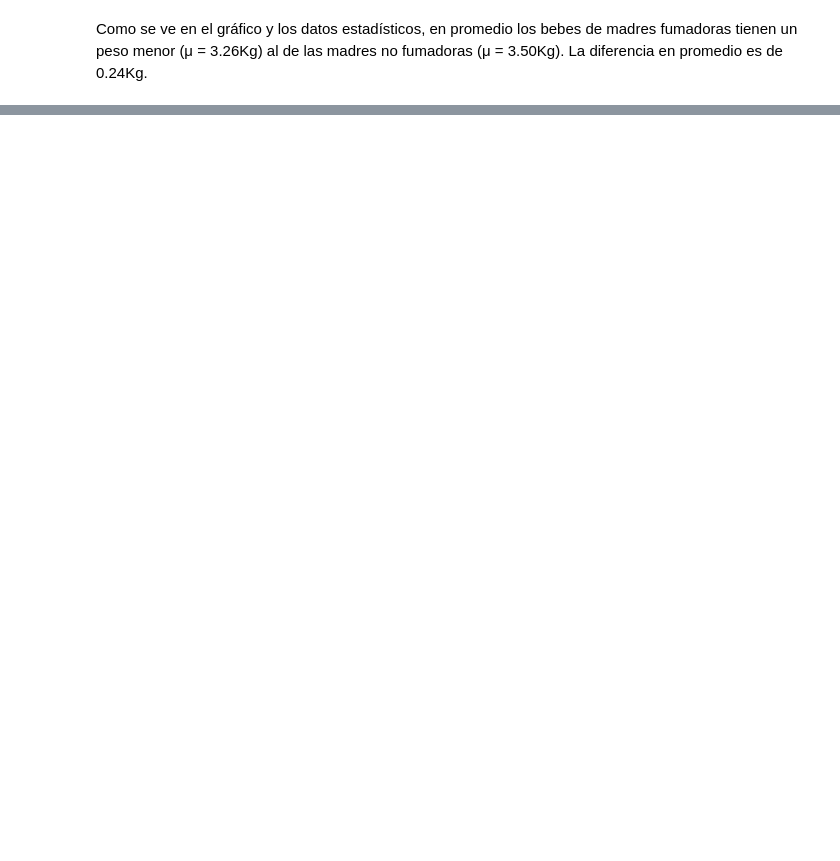
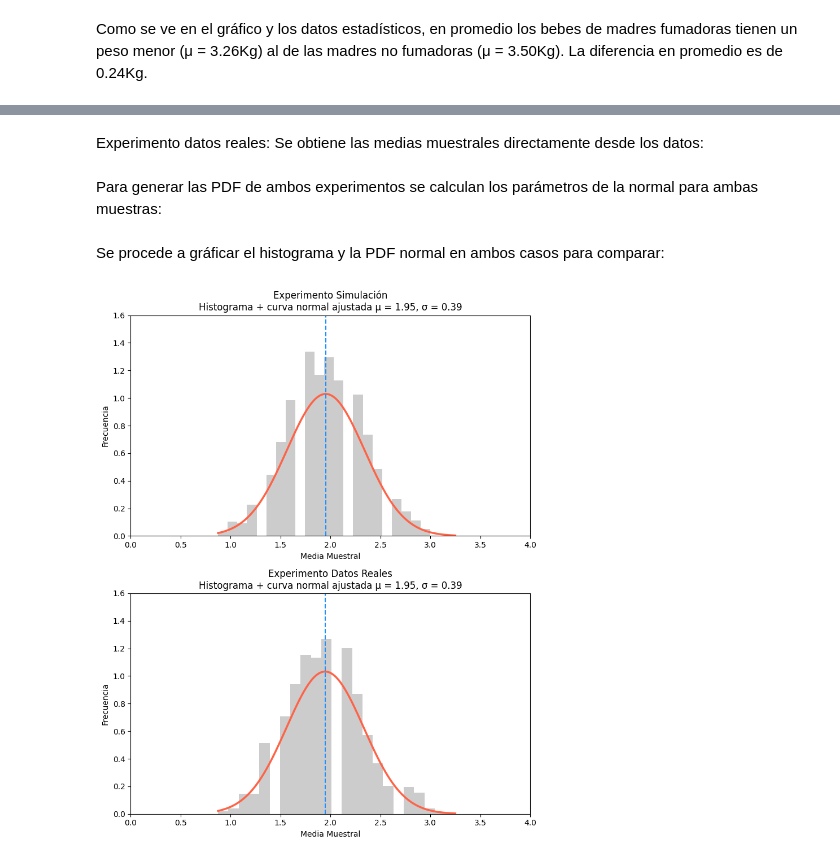
Before and after one commit to pdoren/analisis-estadistico-con-Python-G105, a Jupyter notebook: Desafío_Tabaquismo_y_gestación.ipynb, the cells around one changed output, grey strips where cells are left out. Saved outputs shown, nothing was run; the diff lists cells and outputs as text; code cells hidden in the pictures; blank space fills up the shorter version.

```diff
--- a/Desafío_Tabaquismo_y_gestación.ipynb
+++ b/Desafío_Tabaquismo_y_gestación.ipynb
@@ -425,0 +452,73 @@ grafícalo junto a los anteriores para comparar. Concluye.
+# %% [markdown]
+Experimento datos reales: Se obtiene las medias muestrales directamente desde los datos:
+# %%
+medias_muestral_real = list()
+for i in range(1000):
+  experimento = list()
+  for j in range(8):
+    experimento.append(int(np.sum(random.sample(list(df['Maternal.Smoker']), 5))))
+  medias_muestral_real.append(np.mean(experimento))
+# %% [markdown]
+Para generar las PDF de ambos experimentos se calculan los parámetros de la normal para ambas muestras:
+# %%
+x = np.linspace(min(min(medias_muestral_real), min(medias_muestral_simulacion)),
+                max(max(medias_muestral_real), max(medias_muestral_simulacion)), 200)
+
+mu_simu = np.mean(medias_muestral_simulacion)
+sigma_simu = np.std(medias_muestral_simulacion, ddof=0)
+
+mu_real = np.mean(medias_muestral_real)
+sigma_real = np.std(medias_muestral_real, ddof=0)
+
+y_simu = normal(x, mu_simu, sigma_simu)
+y_real = normal(x, mu_real, sigma_real)
+# %% [markdown]
+Se procede a gráficar el histograma y la PDF normal en ambos casos para comparar:
+# %%
+fig, axes = plt.subplots(2, 1,
+                         figsize=(8, 2 * 5),
+                         sharex=False, sharey=False)
+
+axes = axes.ravel()
+
+# Histograma
+ax = axes[0]
+sns.histplot(medias_muestral_simulacion,
+             bins='fd',
+             color="grey",
+             stat="density",
+             alpha=.4,
+             edgecolor="none",
+             ax=ax)
+
+ax.plot(x, y_simu, color='tomato', linewidth=2.5)
+ax.axvline(mu_simu, color='dodgerblue',linestyle="--", linewidth=1.5)
+
+ax.set_title("Experimento Simulación\nHistograma + curva normal ajustada μ = {:.2f}, σ = {:.2f}".format(mu_simu, sigma_simu))
+ax.set_xlabel("Media Muestral")
+ax.set_ylabel("Frecuencia")
+ax.set_xlim(0, 4)
+ax.set_ylim(0, 1.6)
+
+ax = axes[1]
+sns.histplot(medias_muestral_real,
+             bins='fd',
+             color="grey",
+             stat="density",
+             alpha=.4,
+             edgecolor="none",
+             ax=ax)
+
+ax.plot(x, y_real, color='tomato', linewidth=2.5)
+ax.axvline(mu_real, color='dodgerblue',linestyle="--", linewidth=1.5)
+
+ax.set_title("Experimento Datos Reales\nHistograma + curva normal ajustada μ = {:.2f}, σ = {:.2f}".format(mu_real, sigma_real))
+ax.set_xlabel("Media Muestral")
+ax.set_ylabel("Frecuencia")
+ax.set_xlim(0, 4)
+ax.set_ylim(0, 1.6)
+
+plt.tight_layout()
+plt.show()
+# %% [output]
+[figure, added]
```
Also changed, not shown: parts of 12 cells of this notebook.
